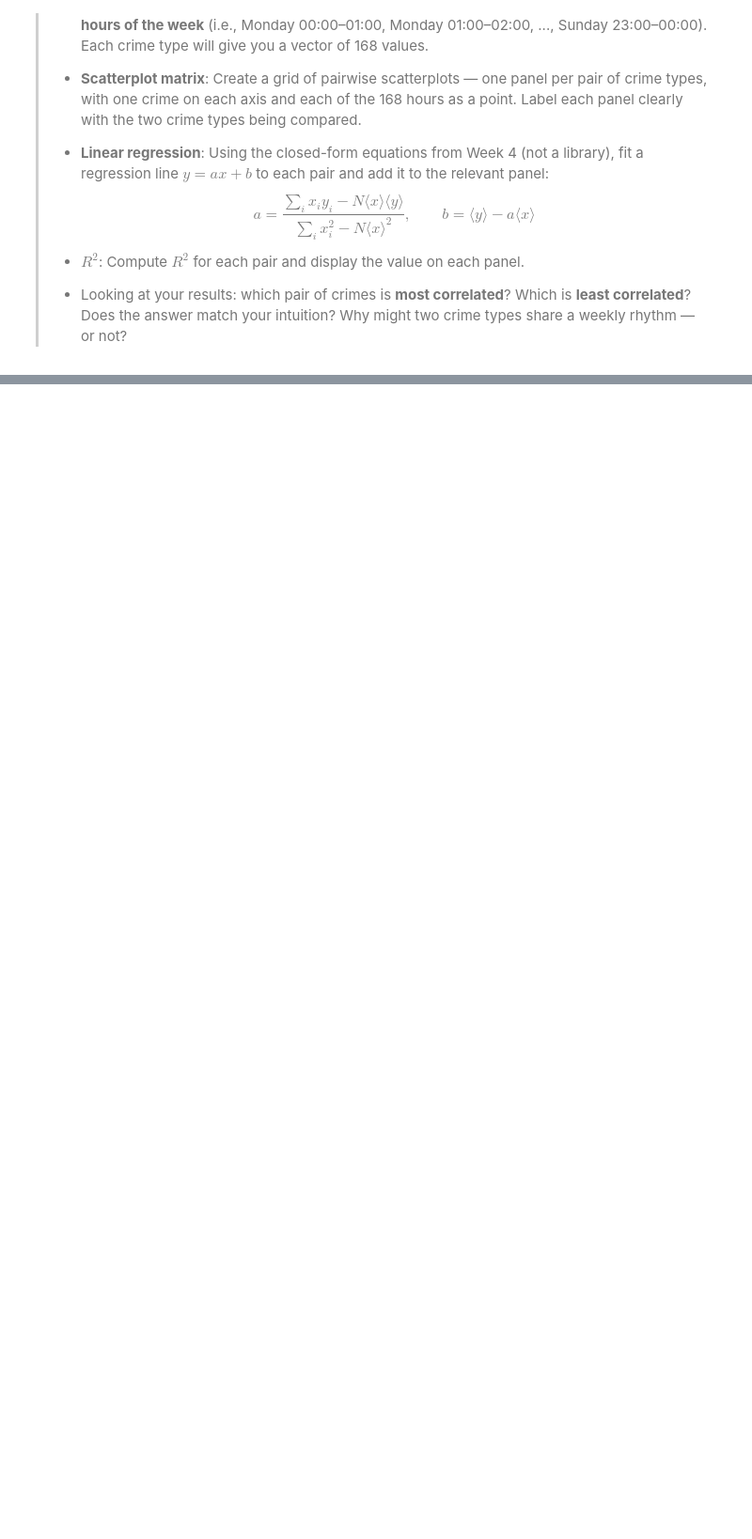
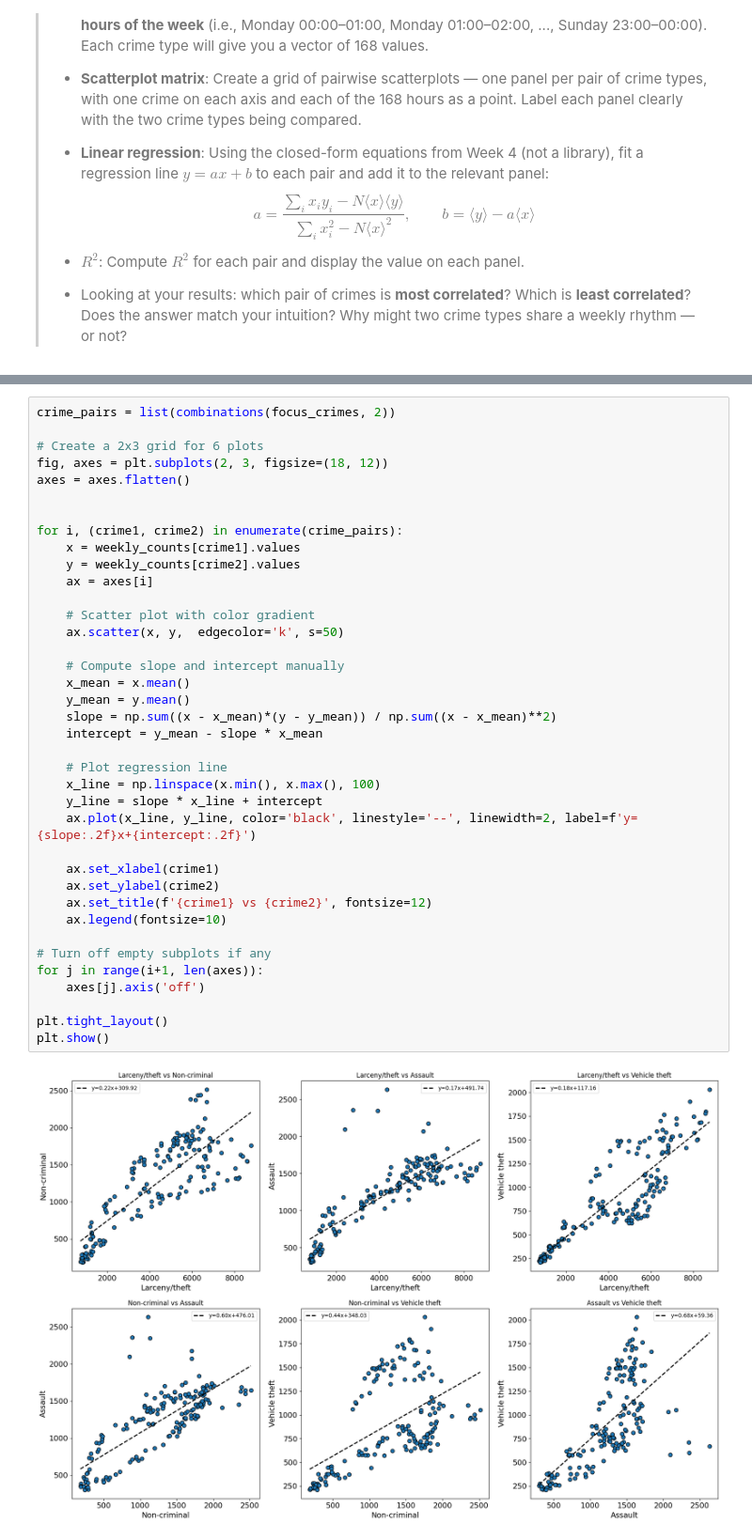
Before and after one commit to MilaGolomozin/SocialData2026, a Jupyter notebook: Assignment1.ipynb, the cells around one changed output, grey strips where cells are left out. Shown at 94% size. Drawn from its saved outputs; the diff is of its cells as text; blank space fills up the shorter version.

```diff
--- a/Assignment1.ipynb
+++ b/Assignment1.ipynb
@@ -298,0 +539,40 @@ Select **at least 4** of your Personal Focus Crimes for this exercise. More is f
+# %%
+crime_pairs = list(combinations(focus_crimes, 2))
+
+# Create a 2x3 grid for 6 plots
+fig, axes = plt.subplots(2, 3, figsize=(18, 12))
+axes = axes.flatten()
+
+
+for i, (crime1, crime2) in enumerate(crime_pairs):
+    x = weekly_counts[crime1].values
+    y = weekly_counts[crime2].values
+    ax = axes[i]
+
+    # Scatter plot with color gradient
+    ax.scatter(x, y,  edgecolor='k', s=50)
+
+    # Compute slope and intercept manually
+    x_mean = x.mean()
+    y_mean = y.mean()
+    slope = np.sum((x - x_mean)*(y - y_mean)) / np.sum((x - x_mean)**2)
+    intercept = y_mean - slope * x_mean
+
+    # Plot regression line
+    x_line = np.linspace(x.min(), x.max(), 100)
+    y_line = slope * x_line + intercept
+    ax.plot(x_line, y_line, color='black', linestyle='--', linewidth=2, label=f'y={slope:.2f}x+{intercept:.2f}')
+
+    ax.set_xlabel(crime1)
+    ax.set_ylabel(crime2)
+    ax.set_title(f'{crime1} vs {crime2}', fontsize=12)
+    ax.legend(fontsize=10)
+
+# Turn off empty subplots if any
+for j in range(i+1, len(axes)):
+    axes[j].axis('off')
+
+plt.tight_layout()
+plt.show()
+# %% [output]
+[figure, added]
```
Also changed, not shown: parts of 27 cells of this notebook.
